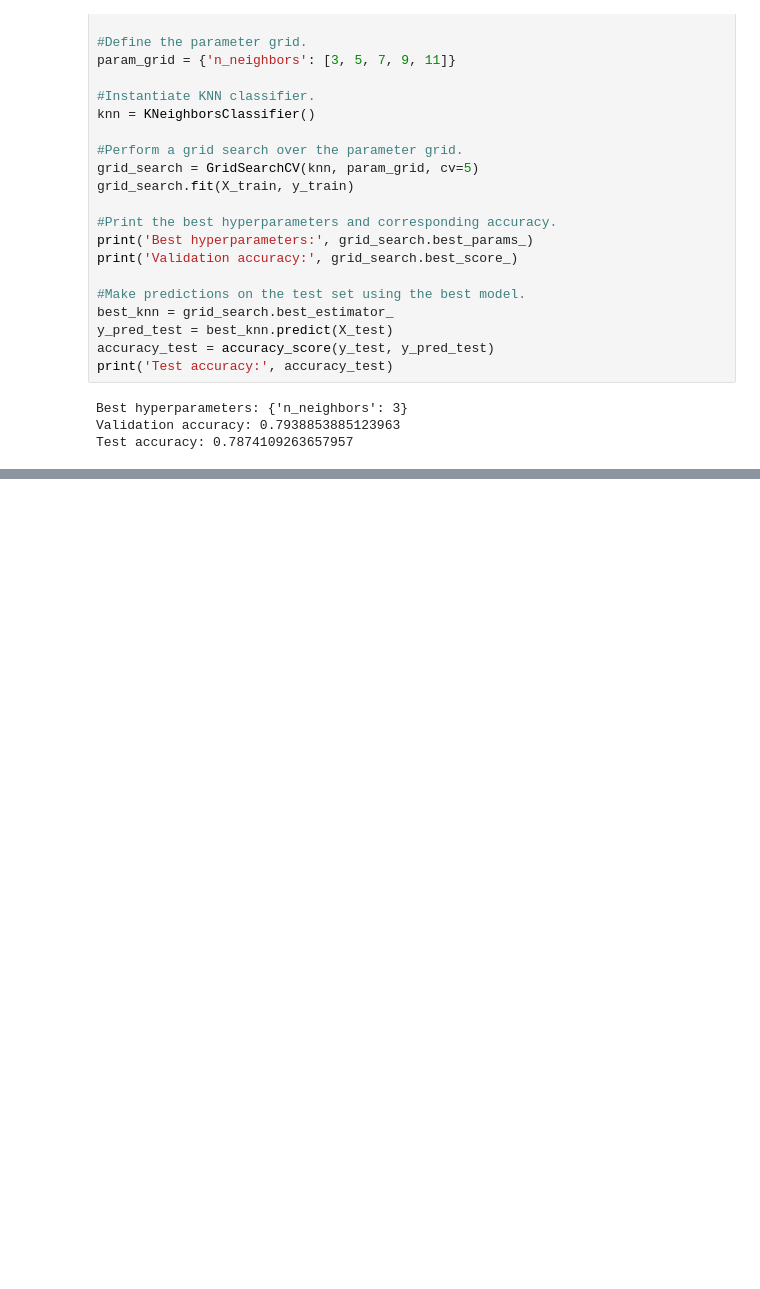
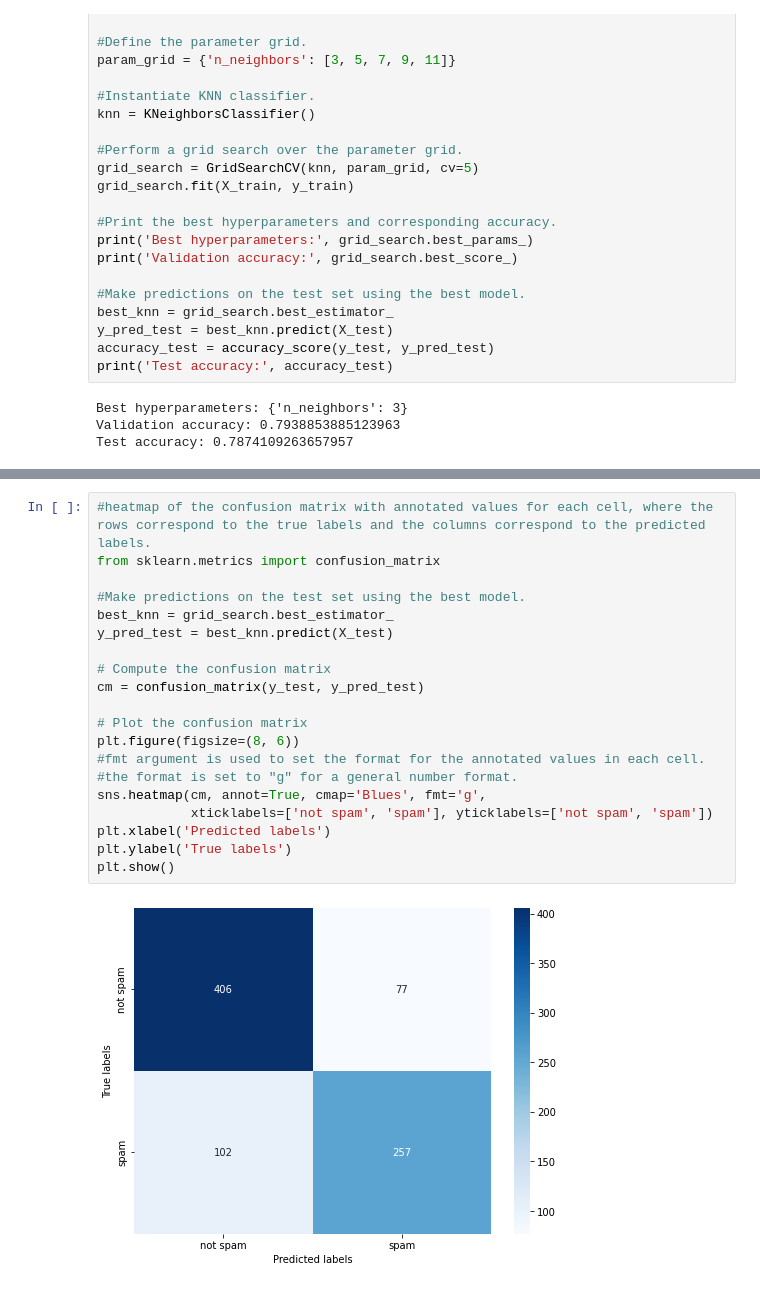
Before and after one commit to AntoinettedeLima/CM2604-Machine-Learning-course-work-, a Jupyter notebook: 20210522_ML_CW.ipynb, the cells around one changed output, grey strips where cells are left out. Saved outputs shown, nothing was run; the diff lists cells and outputs as text; blank space fills up the shorter version.

```diff
--- a/20210522_ML_CW.ipynb
+++ b/20210522_ML_CW.ipynb
@@ -231,0 +254,22 @@ Test accuracy: 0.7874109263657957
+# %%
+#heatmap of the confusion matrix with annotated values for each cell, where the rows correspond to the true labels and the columns correspond to the predicted labels.
+from sklearn.metrics import confusion_matrix
+
+#Make predictions on the test set using the best model.
+best_knn = grid_search.best_estimator_
+y_pred_test = best_knn.predict(X_test)
+
+# Compute the confusion matrix
+cm = confusion_matrix(y_test, y_pred_test)
+
+# Plot the confusion matrix
+plt.figure(figsize=(8, 6))
+#fmt argument is used to set the format for the annotated values in each cell.
+#the format is set to "g" for a general number format.
+sns.heatmap(cm, annot=True, cmap='Blues', fmt='g',
+            xticklabels=['not spam', 'spam'], yticklabels=['not spam', 'spam'])
+plt.xlabel('Predicted labels')
+plt.ylabel('True labels')
+plt.show()
+# %% [output]
+[figure, added]
```
Also changed, not shown: parts of 1 cell of this notebook.
